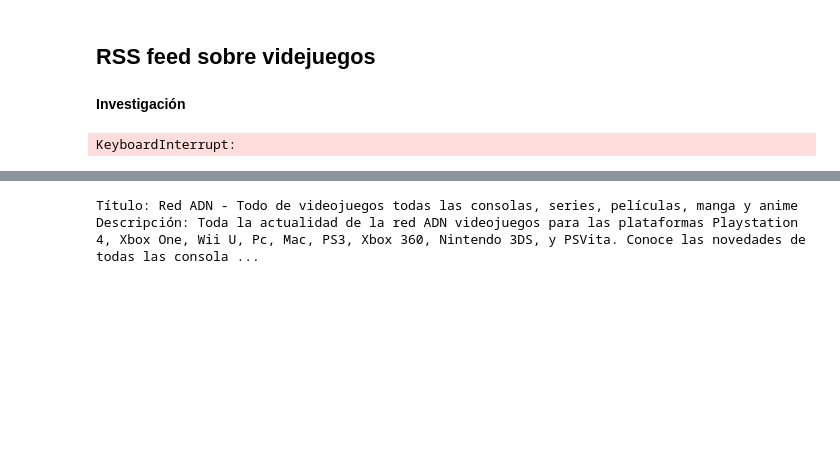
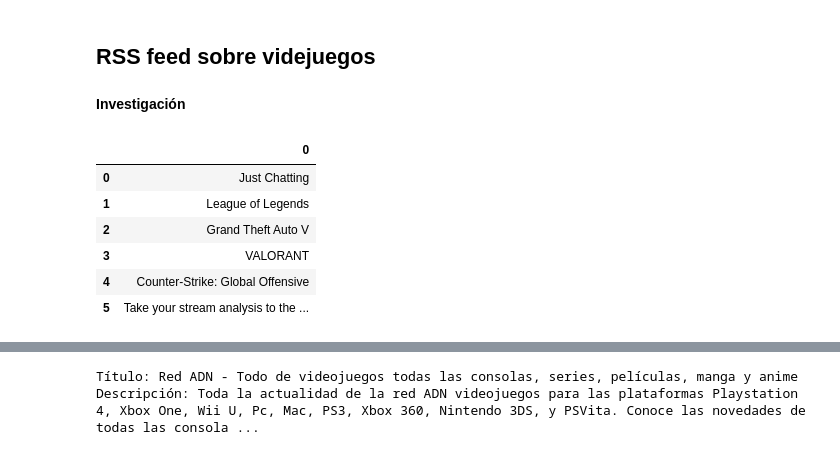
Before and after one commit to giottomillan/project_gamers, a Jupyter notebook: src/data_clean.ipynb, the cells around one changed output, grey strips where cells are left out. Cells and saved outputs as stored; diff of their text form; code cells hidden in the pictures; blank space fills up the shorter version.

```diff
--- a/src/data_clean.ipynb
+++ b/src/data_clean.ipynb
@@ -905,35 +754,43 @@ import pandas as pd
 
 # URL del feed RSS
 rss_url = "https://uvejuegos.com/contenidosRSS.jsp"
 
 # Obtener los datos del feed
 feed = feedparser.parse(rss_url)
 
 # Crear listas separadas para cada columna
 titles = []
 descriptions = []
 links = []
 published_dates = []
 
 # Recorrer las entradas del feed y guardar los datos en las listas
 for entry in feed.entries:
     titles.append(entry.title)
     descriptions.append(entry.description)
     links.append(entry.link)
     published_dates.append(entry.published)
 
 # Crear el DataFrame
 noticias = pd.DataFrame({
     "Título": titles,
     "Descripción": descriptions,
     "Enlace": links,
     "Fecha de publicación": published_dates
 })
 
 # Imprimir el DataFrame
-print(df)
+df.head(6)
+
+#confirmamos que no hay manera de sacar datos de esta web
 # %% [output]
-KeyboardInterrupt:
+|  | 0 |
+| 0 | Just Chatting |
+| 1 | League of Legends |
+| 2 | Grand Theft Auto V |
+| 3 | VALORANT |
+| 4 | Counter-Strike: Global Offensive |
+| 5 | Take your stream analysis to the ... |
 # %%
 df.head()
 # %% [output]
```
Also changed, not shown: parts of 17 cells of this notebook, 3 other files.
